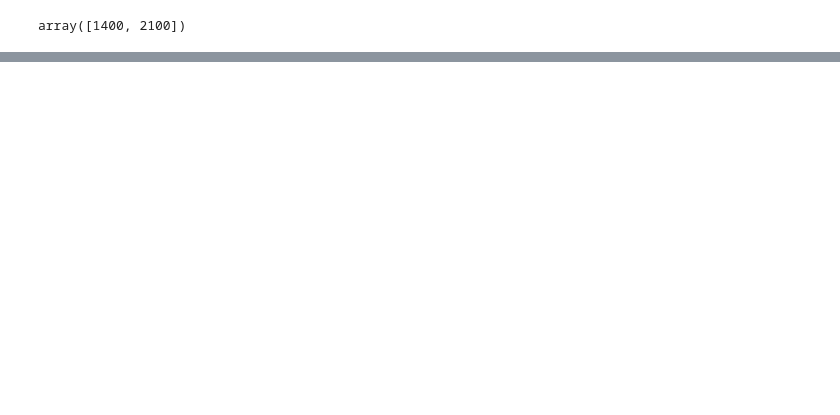
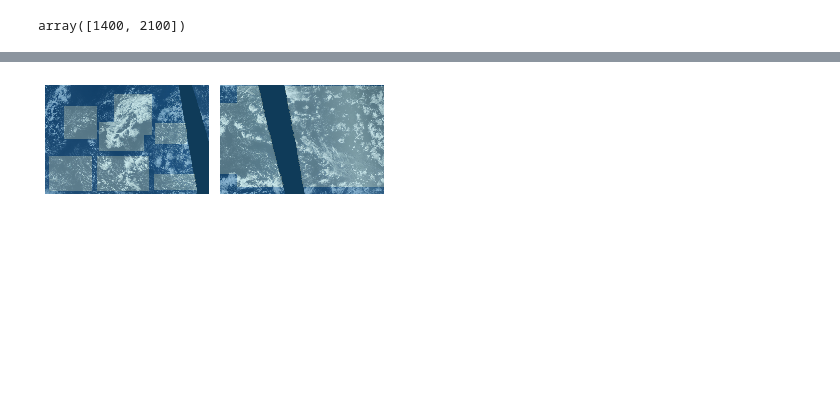
Before and after one commit to Arcane561/cloud, a Jupyter notebook: notebooks/01_Replicating_Fastai.ipynb, the cells around one changed output, grey strips where cells are left out. Cells and saved outputs as stored; diff of their text form; code cells hidden in the pictures; blank space fills up the shorter version.

```diff
--- a/notebooks/01_Replicating_Fastai.ipynb
+++ b/notebooks/01_Replicating_Fastai.ipynb
@@ -175,0 +168,4 @@ Test: None
+# %%
+data.show_batch(2, figsize=(5, 5), ds_type=DatasetType.Valid)
+# %% [output]
+[figure, added]
```
Also changed, not shown: parts of 33 cells of this notebook.
